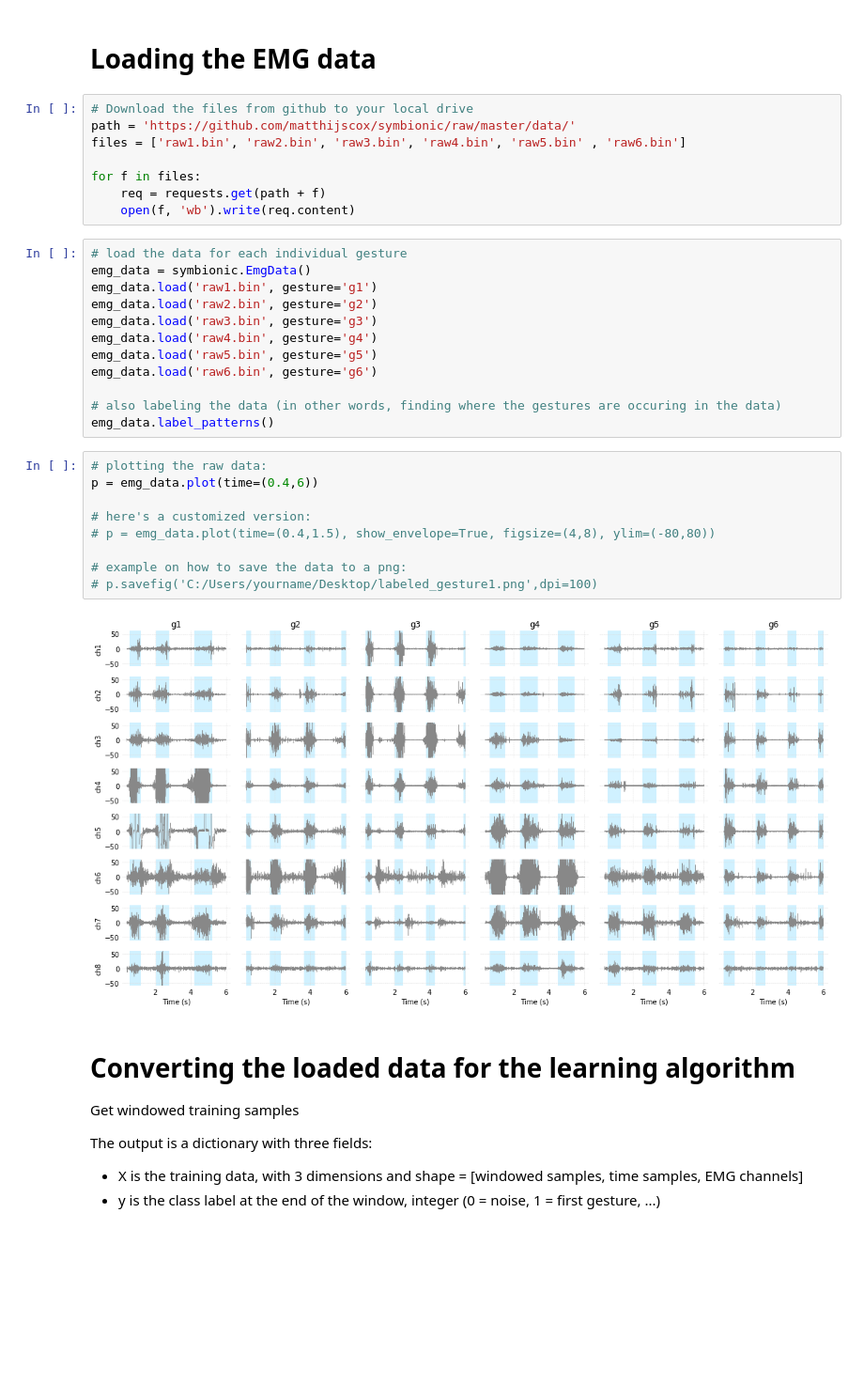
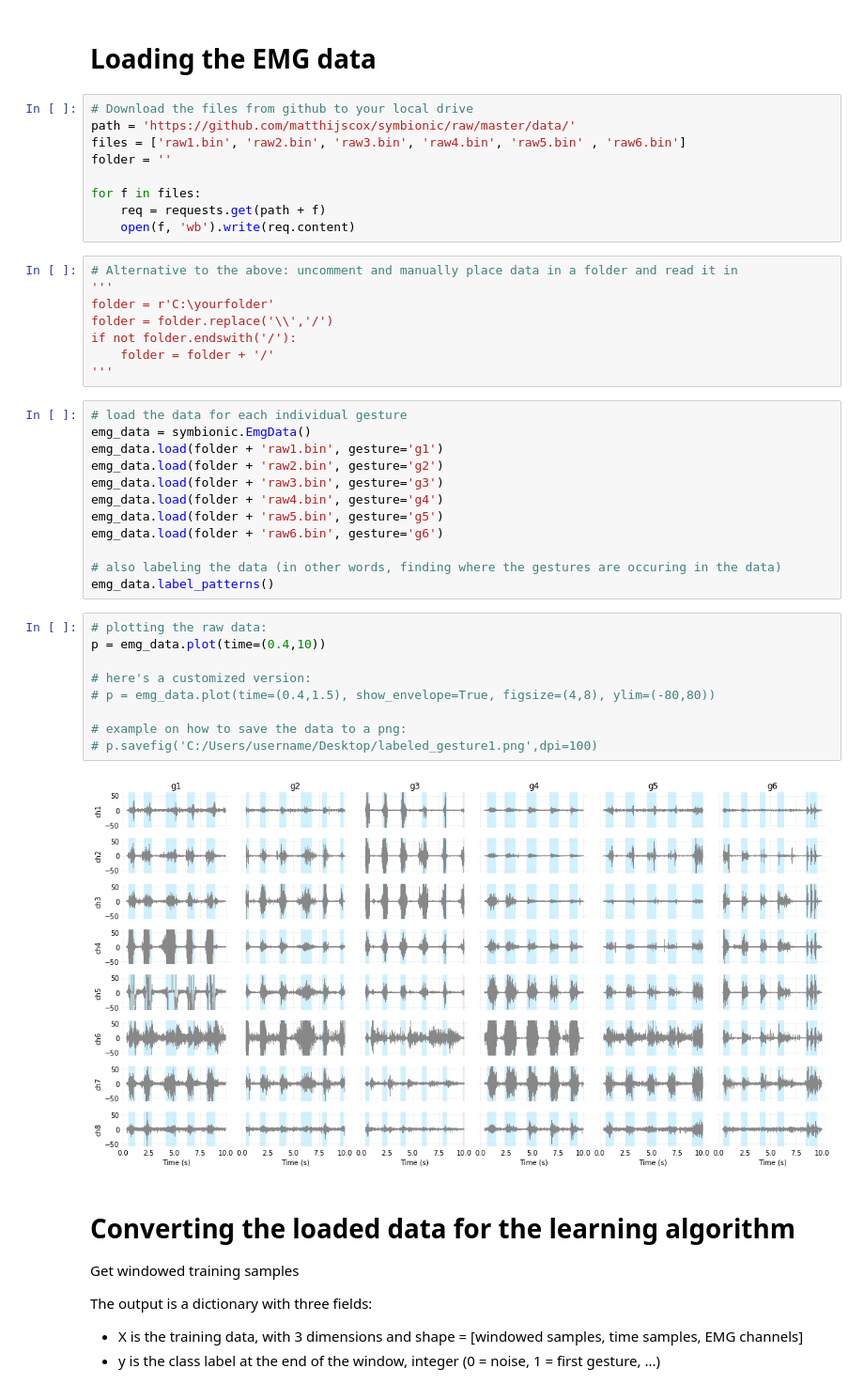
Before and after one commit to matthijscox/symbionic, a Jupyter notebook: documentation/symbionic_data_science_tutorial.ipynb, the cells around one changed output. Shown at 94% size. Drawn from its saved outputs; the diff is of its cells as text; blank space fills up the shorter version.

```diff
--- a/documentation/symbionic_data_science_tutorial.ipynb
+++ b/documentation/symbionic_data_science_tutorial.ipynb
@@ -19,33 +19,42 @@ import requests
 # Download the files from github to your local drive
 path = 'https://github.com/matthijscox/symbionic/raw/master/data/'
 files = ['raw1.bin', 'raw2.bin', 'raw3.bin', 'raw4.bin', 'raw5.bin' , 'raw6.bin']
+folder = ''
 
 for f in files:
     req = requests.get(path + f)
     open(f, 'wb').write(req.content)
+# %%
+# Alternative to the above: uncomment and manually place data in a folder and read it in
+'''
+folder = r'C:\yourfolder'
+folder = folder.replace('\\','/')
+if not folder.endswith('/'):
+    folder = folder + '/'
+'''
 # %%
 # load the data for each individual gesture
 emg_data = symbionic.EmgData()
-emg_data.load('raw1.bin', gesture='g1')
-emg_data.load('raw2.bin', gesture='g2')
-emg_data.load('raw3.bin', gesture='g3')
-emg_data.load('raw4.bin', gesture='g4')
-emg_data.load('raw5.bin', gesture='g5')
-emg_data.load('raw6.bin', gesture='g6')
+emg_data.load(folder + 'raw1.bin', gesture='g1')
+emg_data.load(folder + 'raw2.bin', gesture='g2')
+emg_data.load(folder + 'raw3.bin', gesture='g3')
+emg_data.load(folder + 'raw4.bin', gesture='g4')
+emg_data.load(folder + 'raw5.bin', gesture='g5')
+emg_data.load(folder + 'raw6.bin', gesture='g6')
 
 # also labeling the data (in other words, finding where the gestures are occuring in the data)
 emg_data.label_patterns()
 # %%
 # plotting the raw data:
-p = emg_data.plot(time=(0.4,6))
+p = emg_data.plot(time=(0.4,10))
 
 # here's a customized version:
 # p = emg_data.plot(time=(0.4,1.5), show_envelope=True, figsize=(4,8), ylim=(-80,80))
 
 # example on how to save the data to a png:
-# p.savefig('C:/Users/yourname/Desktop/labeled_gesture1.png',dpi=100)
+# p.savefig('C:/Users/username/Desktop/labeled_gesture1.png',dpi=100)
 # %% [output]
-[figure, old version]
+[figure, new version]
 # %% [markdown]
 # Converting the loaded data for the learning algorithm
 Get windowed training samples
```
Also changed, not shown: parts of 8 cells of this notebook.
